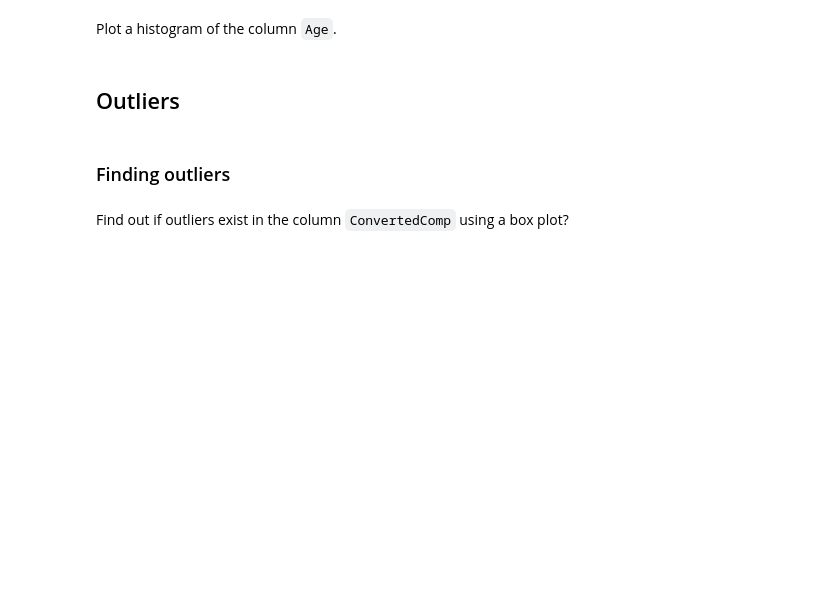
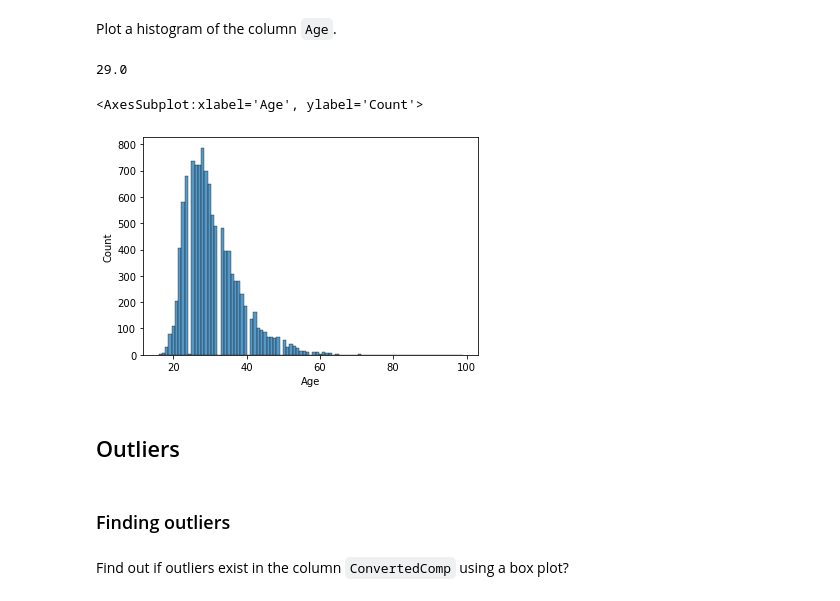
Before and after one commit to sonpn82/IBM-Data-analyst-capstone-project, a Jupyter notebook: M3ExploratoryDataAnalysis-lab.ipynb, the cells around one changed output. Saved outputs shown, nothing was run; the diff lists cells and outputs as text; code cells hidden in the pictures; blank space fills up the shorter version.

```diff
--- a/M3ExploratoryDataAnalysis-lab.ipynb
+++ b/M3ExploratoryDataAnalysis-lab.ipynb
@@ -76,7 +114,15 @@ min,q1,median,q3,max of a column are its five number summary.
 # %% [markdown]
 Plot a histogram of the column `Age`.
+# %%
+df['Age'].median()
+# %% [output]
+29.0
 # %%
 # your code goes here
+sns.histplot(df['Age'])
+# %% [output]
+<AxesSubplot:xlabel='Age', ylabel='Count'>
+[figure, added]
 # %% [markdown]
 ## Outliers
 # %% [markdown]
```
Also changed, not shown: parts of 17 cells of this notebook, 1 other file.
